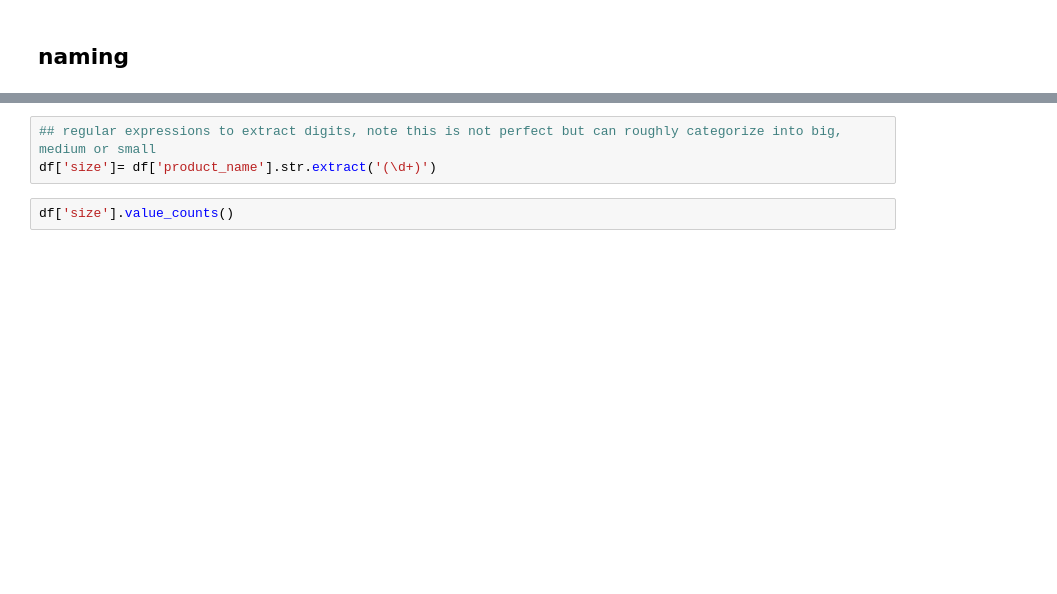
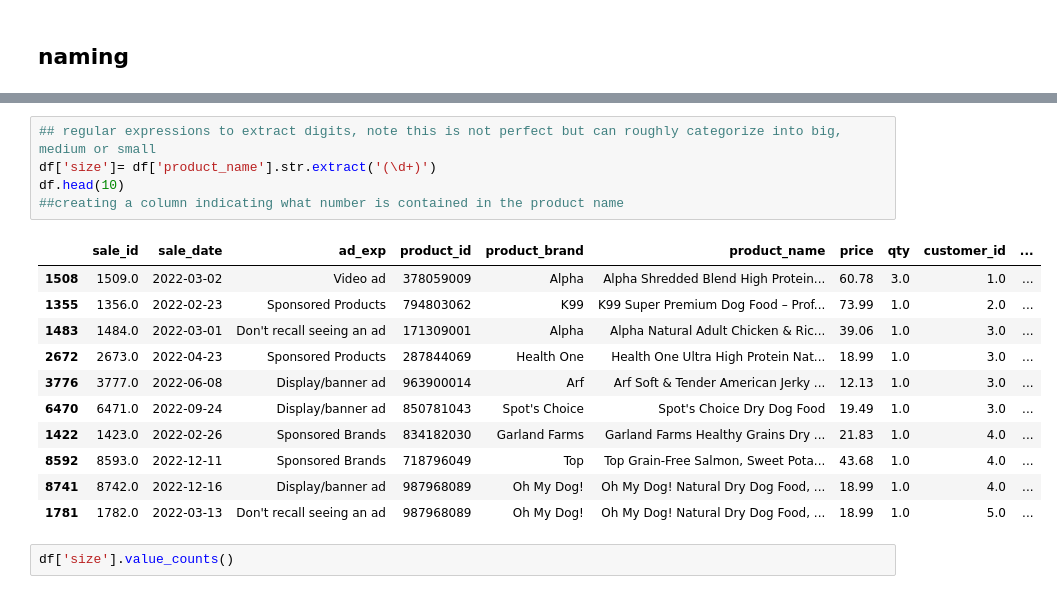
Before and after one commit to nasirxia/Action-Learning-Project-Amazon, a Jupyter notebook: Session 3_AmazonFashion_ALP_qnyue.ipynb, the cells around one changed output, grey strips where cells are left out. Drawn from its saved outputs; the diff is of its cells as text; blank space fills up the shorter version.

```diff
--- a/Session 3_AmazonFashion_ALP_qnyue.ipynb
+++ b/Session 3_AmazonFashion_ALP_qnyue.ipynb
@@ -563,6 +563,20 @@ Index(['sale_id', 'sale_date', 'ad_exp', 'product_id', 'product_brand',
 # %%
 ## regular expressions to extract digits, note this is not perfect but can roughly categorize into big, medium or small
 df['size']= df['product_name'].str.extract('(\d+)')
+df.head(10)
+##creating a column indicating what number is contained in the product name
+# %% [output]
+|  | sale_id | sale_date | ad_exp | product_id | product_brand | product_name | price | qty | customer_id | ... |
+| 1508 | 1509.0 | 2022-03-02 | Video ad | 378059009 | Alpha | Alpha Shredded Blend High Protein... | 60.78 | 3.0 | 1.0 | ... |
+| 1355 | 1356.0 | 2022-02-23 | Sponsored Products | 794803062 | K99 | K99 Super Premium Dog Food – Prof... | 73.99 | 1.0 | 2.0 | ... |
+| 1483 | 1484.0 | 2022-03-01 | Don't recall seeing an ad | 171309001 | Alpha | Alpha Natural Adult Chicken & Ric... | 39.06 | 1.0 | 3.0 | ... |
+| 2672 | 2673.0 | 2022-04-23 | Sponsored Products | 287844069 | Health One | Health One Ultra High Protein Nat... | 18.99 | 1.0 | 3.0 | ... |
+| 3776 | 3777.0 | 2022-06-08 | Display/banner ad | 963900014 | Arf | Arf Soft & Tender American Jerky ... | 12.13 | 1.0 | 3.0 | ... |
+| 6470 | 6471.0 | 2022-09-24 | Display/banner ad | 850781043 | Spot's Choice | Spot's Choice Dry Dog Food | 19.49 | 1.0 | 3.0 | ... |
+| 1422 | 1423.0 | 2022-02-26 | Sponsored Brands | 834182030 | Garland Farms | Garland Farms Healthy Grains Dry ... | 21.83 | 1.0 | 4.0 | ... |
+| 8592 | 8593.0 | 2022-12-11 | Sponsored Brands | 718796049 | Top | Top Grain-Free Salmon, Sweet Pota... | 43.68 | 1.0 | 4.0 | ... |
+| 8741 | 8742.0 | 2022-12-16 | Display/banner ad | 987968089 | Oh My Dog! | Oh My Dog! Natural Dry Dog Food, ... | 18.99 | 1.0 | 4.0 | ... |
+| 1781 | 1782.0 | 2022-03-13 | Don't recall seeing an ad | 987968089 | Oh My Dog! | Oh My Dog! Natural Dry Dog Food, ... | 18.99 | 1.0 | 5.0 | ... |
 # %%
 df['size'].value_counts()
 # %% [output]
```
Also changed, not shown: parts of 4 cells of this notebook.
